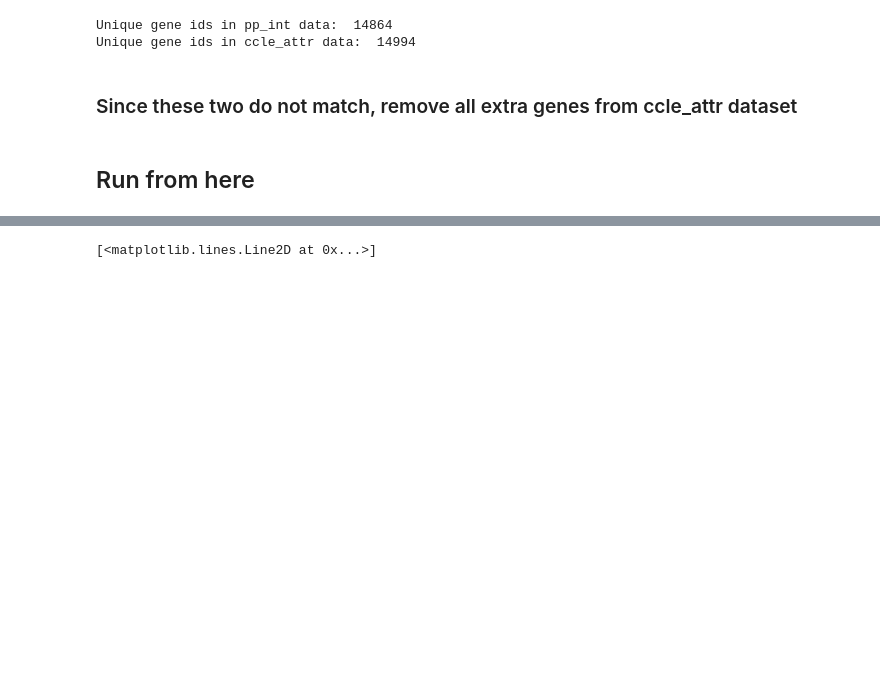
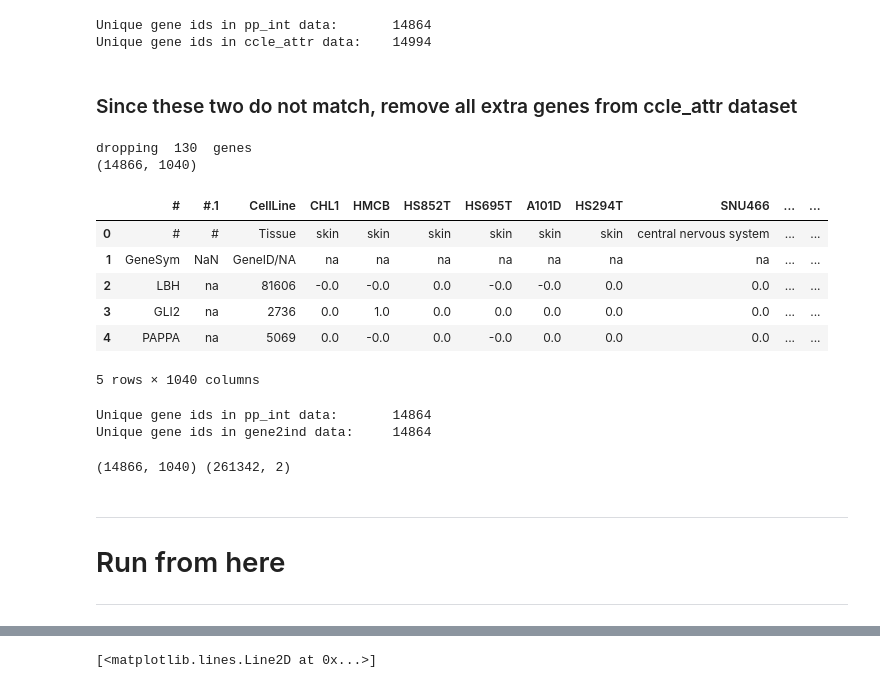
Before and after one commit to nitanshuj/cancer-drug-synergy-prediction, a Jupyter notebook: Research Notebooks/Drug_Synergy_Prediction_IURED (03-May-2022).ipynb, the cells around one changed output, grey strips where cells are left out. Drawn from its saved outputs; the diff is of its cells as text; code cells hidden in the pictures; blank space fills up the shorter version.

```diff
--- a/Research Notebooks/Main Code 1.ipynb
+++ b/Research Notebooks/Drug_Synergy_Prediction_IURED (03-May-2022).ipynb
@@ -113,2 +128,9 @@ data_for_gnn.head()
 # %% [markdown]
 #### Pre-processing gene expression attribute matrix and edge matrix
+# %%
+# Read attribute matrix
+
+gene_attr_mat_path = r"C:\Study_and_work\Projects_and_CaseStudies\Project-cancer-drug-synergy-prediction\Data\Raw\gene_attribute_matrix.txt.gz"
+ccle_attr = pd.read_csv(gene_attr_mat_path, sep='\t')
+print(ccle_attr.shape)
+display(ccle_attr.head())
@@ -115,26 +175,8 @@ data_for_gnn.head()
 # %%
-# Read attribute matrix
-ccle_attr = pd.read_csv('gene_attribute_matrix.txt.gz', sep='\t')
-print(ccle_attr.shape)
-
-
-cell2ind = pd.DataFrame(columns = ['index','Cell_lines'])
-cell2ind['Cell_lines'] = list(ccle_attr.columns[3:])
-cell2ind['index'] =  list(cell2ind.index)
-print(cell2ind.head())
-
-
-
-gene2ind = pd.DataFrame(columns = ['index','Genes', 'Gene_id'])
-gene2ind['Genes'] =  list(ccle_attr['#'].values[2:])
-gene2ind['index'] =  list(gene2ind.index)
-gene2ind['Gene_id'] =  list(ccle_attr['CellLine'].values[2:])
-print(gene2ind.head())
-
 cell2exp = pd.DataFrame(columns = ['expression'])
 l = []
 for cells_ind in range(len(cell2ind['Cell_lines'])):
     l.append(list(ccle_attr[cell2ind['Cell_lines'].iloc[cells_ind]].values[2:]))
-
 cell2exp['expression'] = l
-print(cell2exp.head())
+print(cell2exp.shape)
+display(cell2exp.head())
@@ -146,0 +191,6 @@ pp_int.head()
+# %%
+ppi_pathways_path = r'C:\Study_and_work\Projects_and_CaseStudies\Project-cancer-drug-synergy-prediction\Data\Raw\PP-Pathways_ppi.csv.gz'
+pp_int = pd.read_csv(ppi_pathways_path, header=None)
+pp_int.columns = ['Protein1', 'Protein2']
+print(pp_int.shape)
+display(pp_int.head())
@@ -244,17 +316,34 @@ Unique gene ids in ccle_attr data:  14994
 # %%
 genes_in_pp = list(set(np.concatenate((pp_int['Protein1'].unique(), pp_int['Protein2'].unique()))))
 to_drop = []
 for i in range(2, len(ccle_attr)):
   if(ccle_attr.iloc[i]['CellLine'] not in genes_in_pp):
     to_drop.append(i)
 
-print('dropping ', len(to_drop), ' genes')
+print(f'dropping  {len(to_drop)}  genes')
 ccle_attr = ccle_attr.drop(to_drop, axis = 0)
+
 print(ccle_attr.shape)
+display(ccle_attr.head())
+# %% [output]
+dropping  130  genes
+(14866, 1040)
+|  | # | #.1 | CellLine | CHL1 | HMCB | HS852T | HS695T | A101D | HS294T | SNU466 | ... | ... |
+| 0 | # | # | Tissue | skin | skin | skin | skin | skin | skin | central nervous system | ... | ... |
+| 1 | GeneSym | NaN | GeneID/NA | na | na | na | na | na | na | na | ... | ... |
+| 2 | LBH | na | 81606 | -0.0 | -0.0 | 0.0 | -0.0 | -0.0 | 0.0 | 0.0 | ... | ... |
+| 3 | GLI2 | na | 2736 | 0.0 | 1.0 | 0.0 | 0.0 | 0.0 | 0.0 | 0.0 | ... | ... |
+| 4 | PAPPA | na | 5069 | 0.0 | -0.0 | 0.0 | -0.0 | 0.0 | 0.0 | 0.0 | ... | ... |
+5 rows × 1040 columns
 # %%
-print('Unique gene ids in pp_int data: ', len( set(np.concatenate((pp_int['Protein1'].unique(), pp_int['Protein2'].unique()))) ))
-print('Unique gene ids in gene2ind data: ', len(ccle_attr['CellLine'].iloc[2:].unique()))
+print('Unique gene ids in pp_int data:      ', len( set(np.concatenate((pp_int['Protein1'].unique(), pp_int['Protein2'].unique()))) ))
+print('Unique gene ids in gene2ind data:    ', len(ccle_attr['CellLine'].iloc[2:].unique()))
+# %% [output]
+Unique gene ids in pp_int data:       14864
+Unique gene ids in gene2ind data:     14864
 # %%
 ccle_attr = ccle_attr.reset_index().drop(['index'], axis = 1)
 pp_int = pp_int.reset_index().drop(['index'], axis = 1)
 print(ccle_attr.shape, pp_int.shape)
+# %% [output]
+(14866, 1040) (261342, 2)
@@ -261,2 +355,6 @@ print(ccle_attr.shape, pp_int.shape)
 # %% [markdown]
-## Run from here
+---------------
+
+# Run from here
+
+---------------
```
Also changed, not shown: parts of 131 cells of this notebook, 6 other files.
